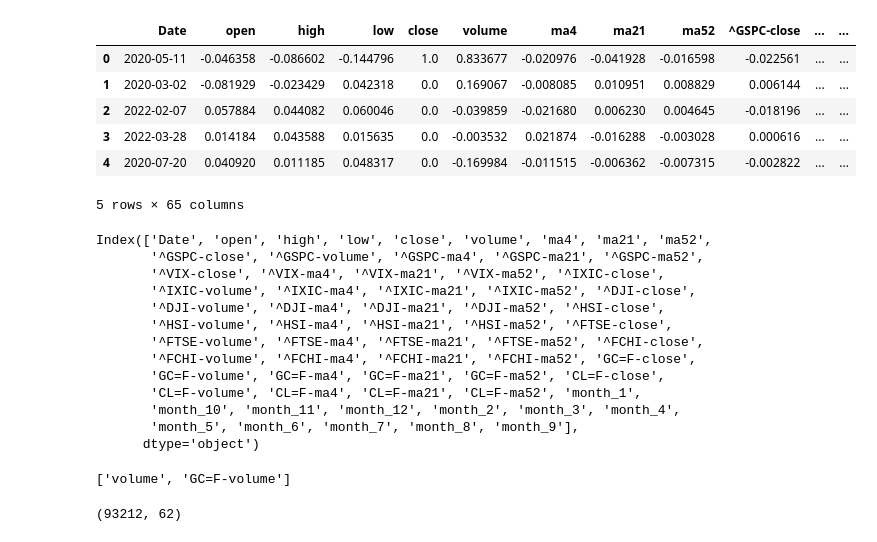
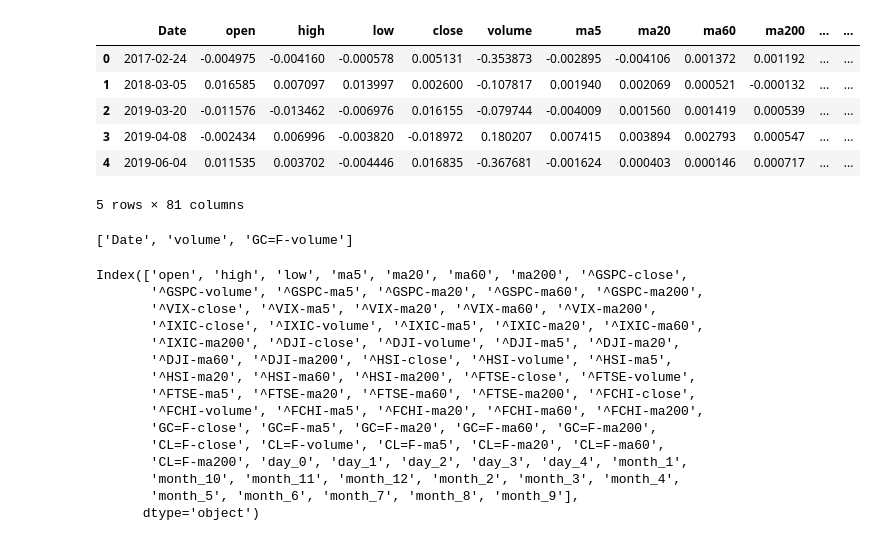
Before and after one commit to acgowda/market-flow, a Jupyter notebook: model/model_testing.ipynb, the cells around one changed output. Saved outputs shown, nothing was run; the diff lists cells and outputs as text; code cells hidden in the pictures.

```diff
--- a/model/model_testing.ipynb
+++ b/model/model_testing.ipynb
@@ -17,12 +17,20 @@ Drive already mounted at /content/drive/; to attempt to forcibly remount, call d
 # %%
 # df = pd.read_csv('/content/drive/Shareddrives/PIC 16B Project/stock_data3.csv')
-df = pd.read_csv('/content/drive/Shareddrives/PIC 16B Project/weekly_stock_data4.csv')
-df.head()
+train = pd.read_csv('/content/drive/Shareddrives/PIC 16B Project/daily_train_15-19.csv')
+test = pd.read_csv('/content/drive/Shareddrives/PIC 16B Project/daily_test_21-22.csv')
-# %% [output]
-|  | Date | open | high | low | close | volume | ma4 | ma21 | ma52 | ^GSPC-close | ... | ... |
-| 0 | 2020-05-11 | -0.046358 | -0.086602 | -0.144796 | 1.0 | 0.833677 | -0.020976 | -0.041928 | -0.016598 | -0.022561 | ... | ... |
-| 1 | 2020-03-02 | -0.081929 | -0.023429 | 0.042318 | 0.0 | 0.169067 | -0.008085 | 0.010951 | 0.008829 | 0.006144 | ... | ... |
-| 2 | 2022-02-07 | 0.057884 | 0.044082 | 0.060046 | 0.0 | -0.039859 | -0.021680 | 0.006230 | 0.004645 | -0.018196 | ... | ... |
-| 3 | 2022-03-28 | 0.014184 | 0.043588 | 0.015635 | 0.0 | -0.003532 | 0.021874 | -0.016288 | -0.003028 | 0.000616 | ... | ... |
-| 4 | 2020-07-20 | 0.040920 | 0.011185 | 0.048317 | 0.0 | -0.169984 | -0.011515 | -0.006362 | -0.007315 | -0.002822 | ... | ... |
-5 rows × 65 columns
+# %%
+train.head()
+# %% [output]
+|  | Date | open | high | low | close | volume | ma5 | ma20 | ma60 | ma200 | ... | ... |
+| 0 | 2017-02-24 | -0.004975 | -0.004160 | -0.000578 | 0.005131 | -0.353873 | -0.002895 | -0.004106 | 0.001372 | 0.001192 | ... | ... |
+| 1 | 2018-03-05 | 0.016585 | 0.007097 | 0.013997 | 0.002600 | -0.107817 | 0.001940 | 0.002069 | 0.000521 | -0.000132 | ... | ... |
+| 2 | 2019-03-20 | -0.011576 | -0.013462 | -0.006976 | 0.016155 | -0.079744 | -0.004009 | 0.001560 | 0.001419 | 0.000539 | ... | ... |
+| 3 | 2019-04-08 | -0.002434 | 0.006996 | -0.003820 | -0.018972 | 0.180207 | 0.007415 | 0.003894 | 0.002793 | 0.000547 | ... | ... |
+| 4 | 2019-06-04 | 0.011535 | 0.003702 | -0.004446 | 0.016835 | -0.367681 | -0.001624 | 0.000403 | 0.000146 | 0.000717 | ... | ... |
+5 rows × 81 columns
+# %%
+high_change_cols = list(train.describe().loc['max'][train.describe().loc['max'] > 10].index)
+drop_cols = ['Date'] + high_change_cols
+drop_cols
+# %% [output]
+['Date', 'volume', 'GC=F-volume']
@@ -29,21 +50,18 @@ df.head()
 # %%
-df.columns
+X.columns
 # %% [output]
-Index(['Date', 'open', 'high', 'low', 'close', 'volume', 'ma4', 'ma21', 'ma52',
-       '^GSPC-close', '^GSPC-volume', '^GSPC-ma4', '^GSPC-ma21', '^GSPC-ma52',
-       '^VIX-close', '^VIX-ma4', '^VIX-ma21', '^VIX-ma52', '^IXIC-close',
-       '^IXIC-volume', '^IXIC-ma4', '^IXIC-ma21', '^IXIC-ma52', '^DJI-close',
-       '^DJI-volume', '^DJI-ma4', '^DJI-ma21', '^DJI-ma52', '^HSI-close',
-       '^HSI-volume', '^HSI-ma4', '^HSI-ma21', '^HSI-ma52', '^FTSE-close',
-       '^FTSE-volume', '^FTSE-ma4', '^FTSE-ma21', '^FTSE-ma52', '^FCHI-close',
-       '^FCHI-volume', '^FCHI-ma4', '^FCHI-ma21', '^FCHI-ma52', 'GC=F-close',
-       'GC=F-volume', 'GC=F-ma4', 'GC=F-ma21', 'GC=F-ma52', 'CL=F-close',
-       'CL=F-volume', 'CL=F-ma4', 'CL=F-ma21', 'CL=F-ma52', 'month_1',
+Index(['open', 'high', 'low', 'ma5', 'ma20', 'ma60', 'ma200', '^GSPC-close',
+       '^GSPC-volume', '^GSPC-ma5', '^GSPC-ma20', '^GSPC-ma60', '^GSPC-ma200',
+       '^VIX-close', '^VIX-ma5', '^VIX-ma20', '^VIX-ma60', '^VIX-ma200',
+       '^IXIC-close', '^IXIC-volume', '^IXIC-ma5', '^IXIC-ma20', '^IXIC-ma60',
+       '^IXIC-ma200', '^DJI-close', '^DJI-volume', '^DJI-ma5', '^DJI-ma20',
+       '^DJI-ma60', '^DJI-ma200', '^HSI-close', '^HSI-volume', '^HSI-ma5',
+       '^HSI-ma20', '^HSI-ma60', '^HSI-ma200', '^FTSE-close', '^FTSE-volume',
+       '^FTSE-ma5', '^FTSE-ma20', '^FTSE-ma60', '^FTSE-ma200', '^FCHI-close',
+       '^FCHI-volume', '^FCHI-ma5', '^FCHI-ma20', '^FCHI-ma60', '^FCHI-ma200',
+       'GC=F-close', 'GC=F-ma5', 'GC=F-ma20', 'GC=F-ma60', 'GC=F-ma200',
+       'CL=F-close', 'CL=F-volume', 'CL=F-ma5', 'CL=F-ma20', 'CL=F-ma60',
+       'CL=F-ma200', 'day_0', 'day_1', 'day_2', 'day_3', 'day_4', 'month_1',
        'month_10', 'month_11', 'month_12', 'month_2', 'month_3', 'month_4',
        'month_5', 'month_6', 'month_7', 'month_8', 'month_9'],
       dtype='object')
-# %%
-high_change_cols = list(df.describe().loc['max'][df.describe().loc['max'] > 10].index)
-high_change_cols
-# %% [output]
-['volume', 'GC=F-volume']
@@ -54,4 +67,0 @@ df2 = df.drop(high_change_cols, axis = 1)
-# %%
-df2.shape
-# %% [output]
-(93212, 62)
```
Also changed, not shown: parts of 17 cells of this notebook.
